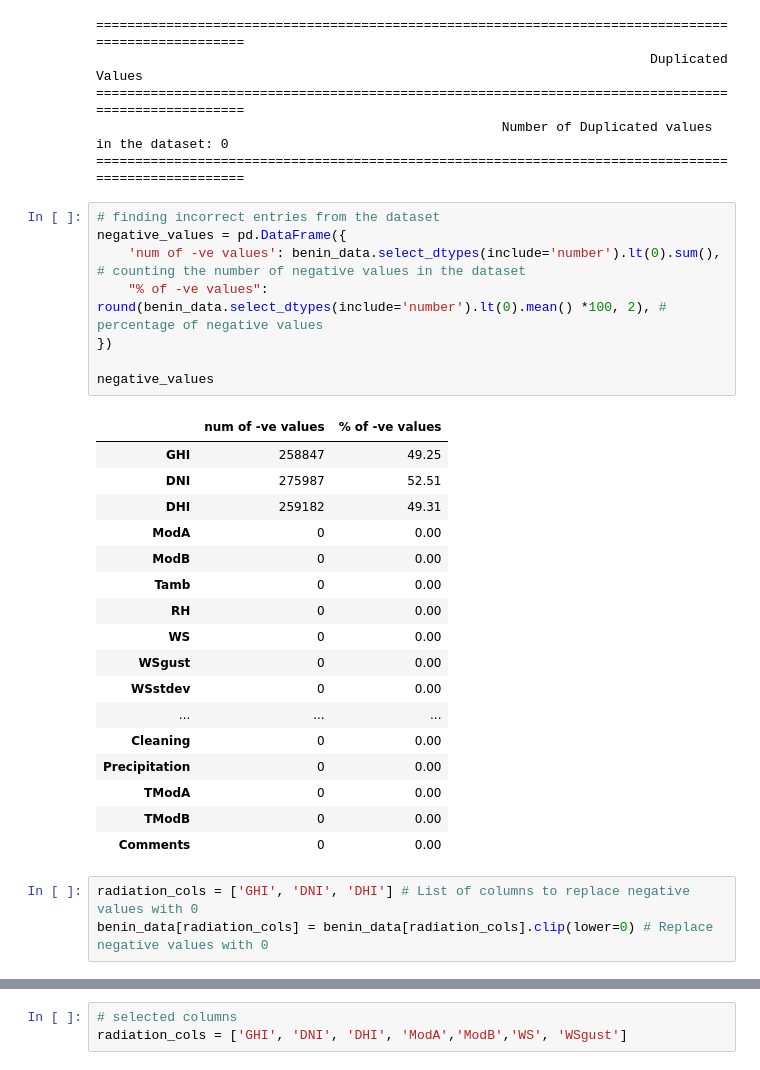
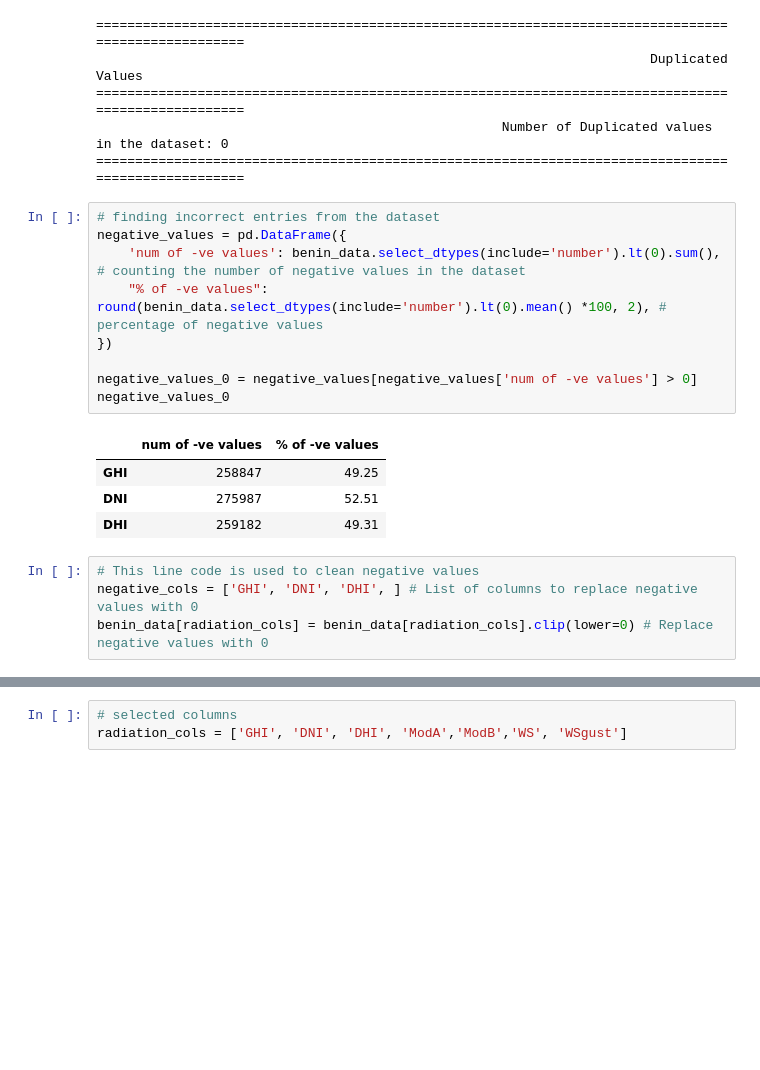
Before and after one commit to Jonepeter/solar-challenge-week1, a Jupyter notebook: notebooks/benin_eda.ipynb, the cells around one changed output, grey strips where cells are left out. Drawn from its saved outputs; the diff is of its cells as text; blank space fills up the shorter version.

```diff
--- a/notebooks/benin_eda.ipynb
+++ b/notebooks/benin_eda.ipynb
@@ -171,29 +160,18 @@ print("="*100, end="\n")
 # %%
 # finding incorrect entries from the dataset
 negative_values = pd.DataFrame({
     'num of -ve values': benin_data.select_dtypes(include='number').lt(0).sum(), # counting the number of negative values in the dataset
     "% of -ve values": round(benin_data.select_dtypes(include='number').lt(0).mean() *100, 2), # percentage of negative values
 })
 
-negative_values
+negative_values_0 = negative_values[negative_values['num of -ve values'] > 0]
+negative_values_0
 # %% [output]
 |  | num of -ve values | % of -ve values |
 | GHI | 258847 | 49.25 |
 | DNI | 275987 | 52.51 |
 | DHI | 259182 | 49.31 |
-| ModA | 0 | 0.00 |
-| ModB | 0 | 0.00 |
-| Tamb | 0 | 0.00 |
-| RH | 0 | 0.00 |
-| WS | 0 | 0.00 |
-| WSgust | 0 | 0.00 |
-| WSstdev | 0 | 0.00 |
-| ... | ... | ... |
-| Cleaning | 0 | 0.00 |
-| Precipitation | 0 | 0.00 |
-| TModA | 0 | 0.00 |
-| TModB | 0 | 0.00 |
-| Comments | 0 | 0.00 |
 # %%
-radiation_cols = ['GHI', 'DNI', 'DHI'] # List of columns to replace negative values with 0
+# This line code is used to clean negative values
+negative_cols = ['GHI', 'DNI', 'DHI', ] # List of columns to replace negative values with 0
 benin_data[radiation_cols] = benin_data[radiation_cols].clip(lower=0) # Replace negative values with 0
```
Also changed, not shown: parts of 27 cells of this notebook.
